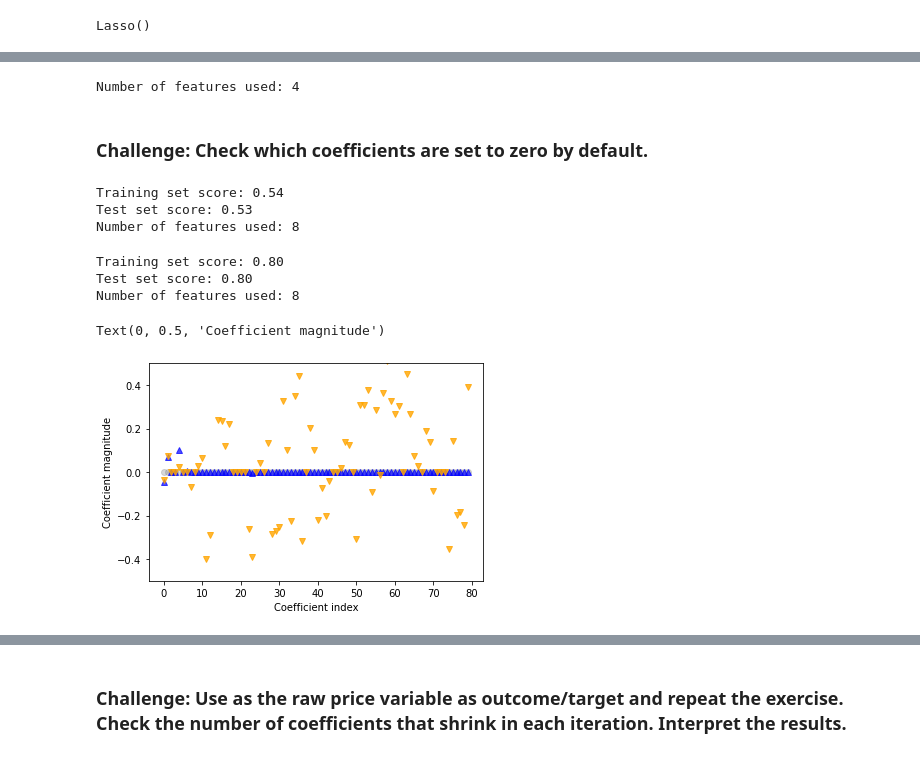
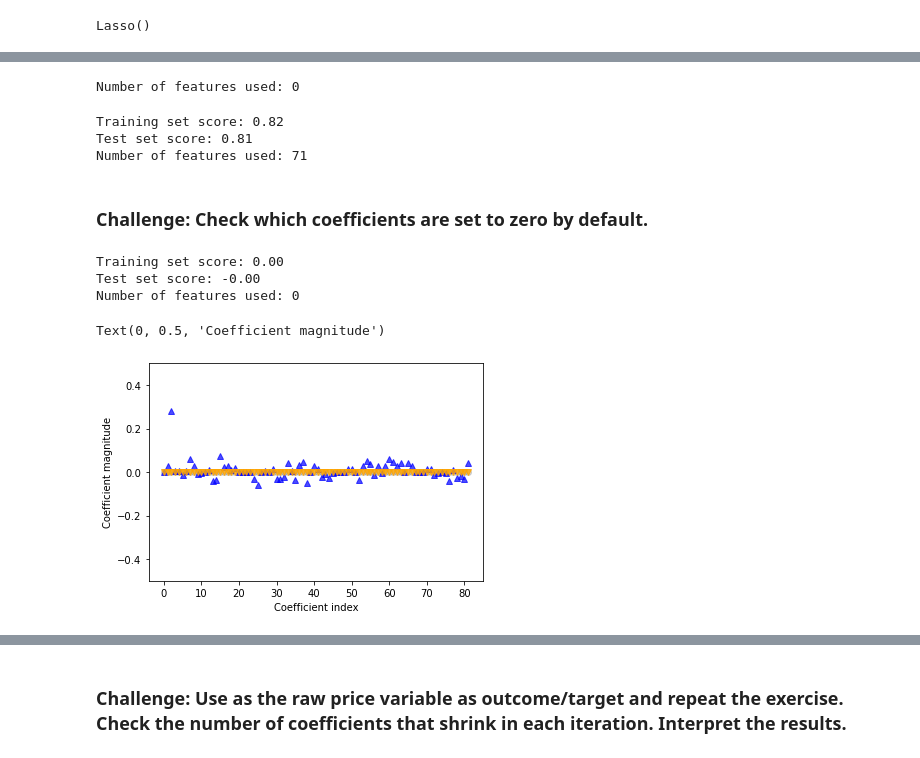
Before and after one commit to ariedamuco/ML-for-NLP, a Jupyter notebook: code/Regularization/Regularization-Lasso-and-Ridge.ipynb, the cells around one changed output, grey strips where cells are left out. Drawn from its saved outputs; the diff is of its cells as text; code cells hidden in the pictures.

```diff
--- a/code/Regularization/Regularization-Lasso-and-Ridge.ipynb
+++ b/code/Regularization/Regularization-Lasso-and-Ridge.ipynb
@@ -134,4 +135,6 @@ Index(['bedrooms', 'bathrooms', 'sqft_living', 'sqft_lot', 'floors',
 # %%
 X_train,X_test,y_train,y_test=train_test_split(X, y, test_size=0.35, random_state=3123)
 #from sklearn import preprocessing
+X_train = preprocessing.scale(X_train)
+X_test = preprocessing.scale(X_test)
 # %%
@@ -174,39 +195,39 @@ Test set score: 0.50
 # %%
 print("Number of features used: {}".format(np.sum(lasso.coef_ != 0 )))
 # %% [output]
-Number of features used: 4
+Number of features used: 0
+# %%
+lasso001 = Lasso(alpha=0.01)
+lasso001.fit(X_train, y_train)
+print("Training set score: {:.2f}".format(lasso001.score(X_train, y_train)))
+print("Test set score: {:.2f}".format (lasso001.score(X_test, y_test)))
+print("Number of features used: {}".format(np.sum(lasso001.coef_ != 0 )))
+# %% [output]
+Training set score: 0.82
+Test set score: 0.81
+Number of features used: 71
 # %% [markdown]
 ### Challenge: Check which coefficients are set to zero by default.
 # %%
-lasso001 = Lasso(alpha=0.01, max_iter = 100000)
-lasso001.fit(X_train, y_train)
-print("Training set score: {:.2f}".format(lasso001.score(X_train, y_train)))
-print("Test set score: {:.2f}".format (lasso001.score(X_test, y_test)))
-print("Number of features used: {}".format(np.sum(lasso001.coef_ != 0 )))
+lasso10 = Lasso(alpha=10)
+lasso10.fit(X_train, y_train)
+print("Training set score: {:.2f}".format(lasso10.score(X_train, y_train)))
+print("Test set score: {:.2f}".format (lasso10.score(X_test, y_test)))
+print("Number of features used: {}".format(np.sum(lasso10.coef_ != 0 )))
 # %% [output]
-Training set score: 0.54
-Test set score: 0.53
-Number of features used: 8
+Training set score: 0.00
+Test set score: -0.00
+Number of features used: 0
-# %%
-lasso0001 = Lasso(alpha=0.001, max_iter = 100000 )
-lasso0001.fit(X_train, y_train)
-print("Training set score: {:.2f}".format(lasso0001.score(X_train, y_train)))
-print("Test set score: {:.2f}".format (lasso0001.score(X_test, y_test)))
-print("Number of features used: {}".format(np.sum(lasso001.coef_ != 0 )))
-# %% [output]
-Training set score: 0.80
-Test set score: 0.80
-Number of features used: 8
 # %%
 plt.plot(lasso.coef_ , 'o', color="gray", alpha=0.3, label = "Lasso alpha=1" )
 plt.plot(lasso001.coef_ , '^', color="blue" , alpha=0.7, label = "Lasso alpha=0.01" )
-plt.plot(lasso0001.coef_ , 'v', color="orange", alpha=0.8 , label = "Lasso alpha=0.001" )
+plt.plot(lasso10.coef_ , 'v', color="orange", alpha=0.8 , label = "Lasso alpha=0.001" )
 plt.ylim (-0.5 , 0.5 )
 plt.xlabel("Coefficient index" )
 plt.ylabel ("Coefficient magnitude" )
 # %% [output]
 Text(0, 0.5, 'Coefficient magnitude')
-[figure, old version]
+[figure, new version]
 # %%
 alpha=[0.0001, 0.001, 0.01, 0.1, 0.5, 1, 10, 100, 1000]
 score=[]
```
Also changed, not shown: parts of 12 cells of this notebook.
